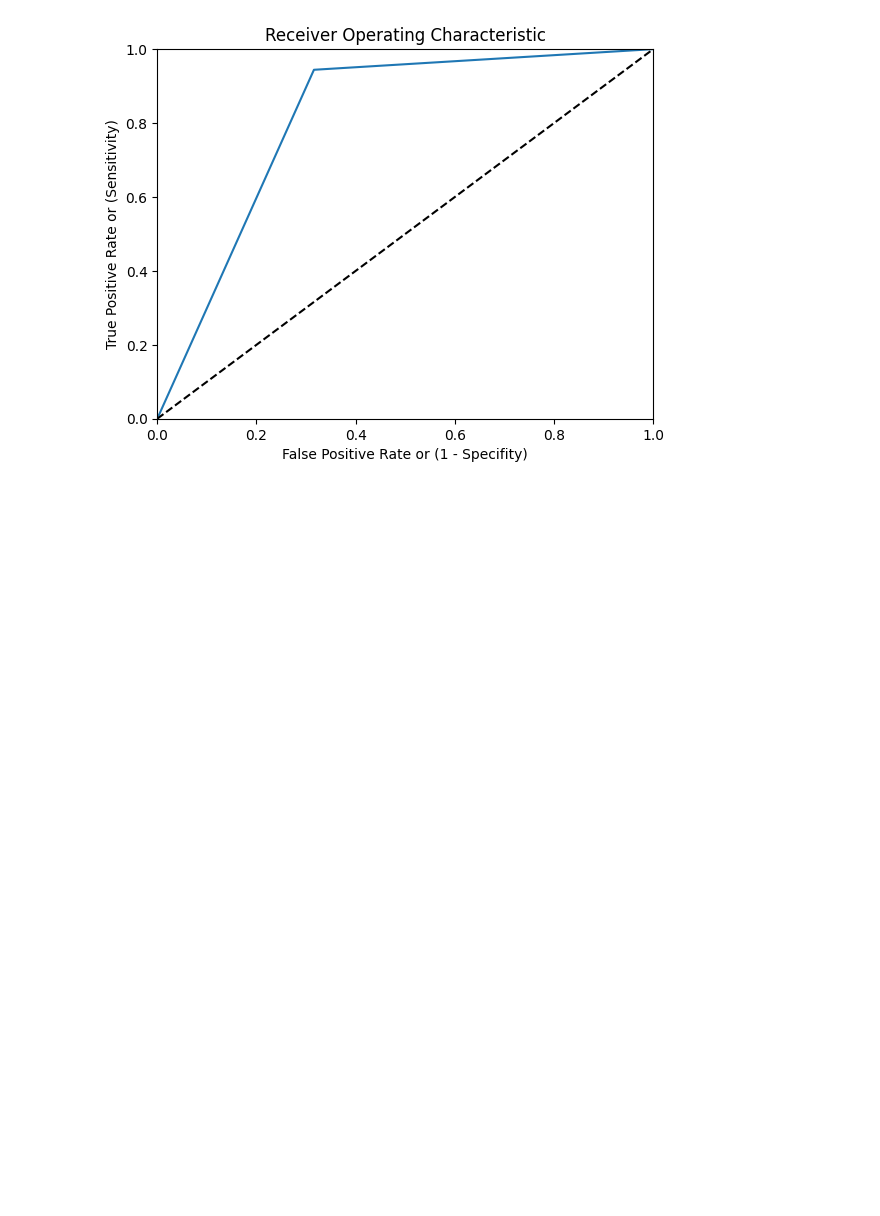
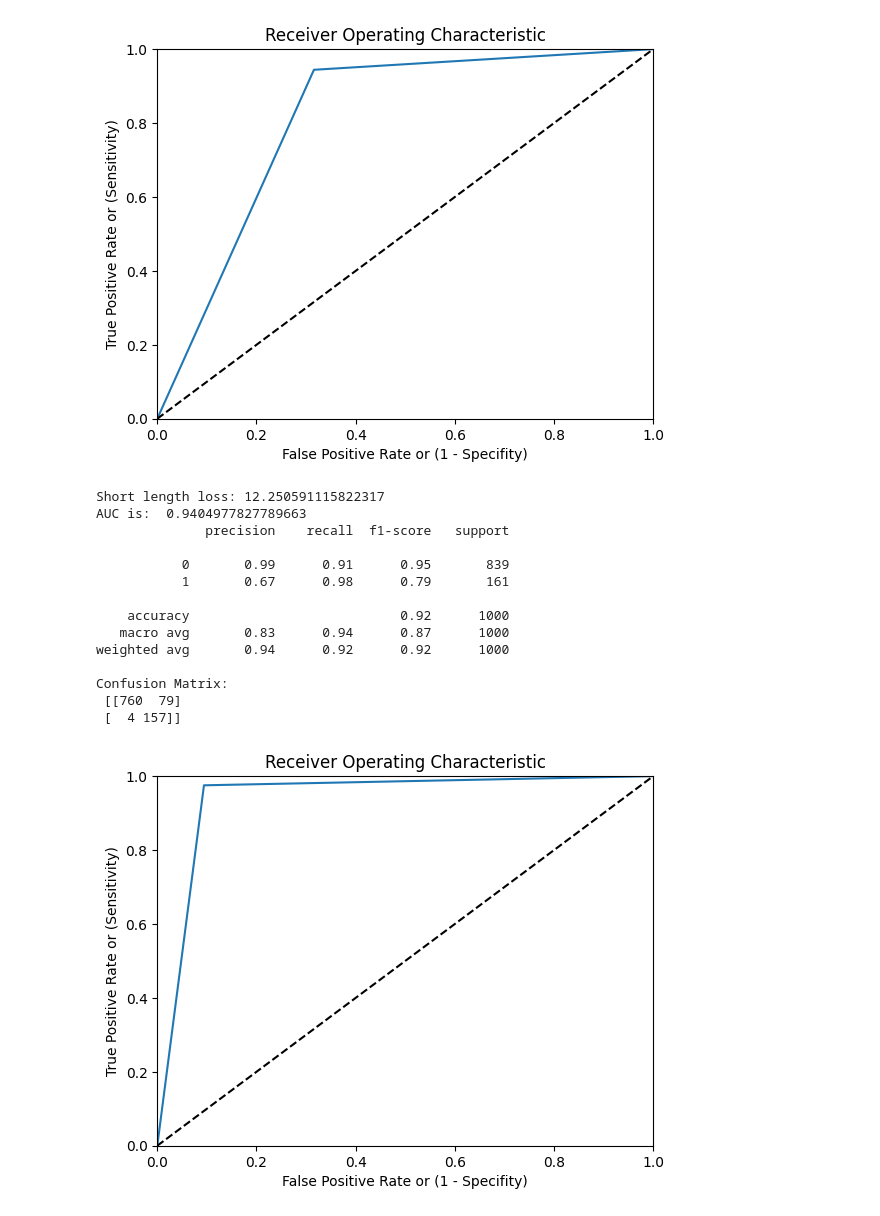
Before and after one commit to Yc1007942/cds_project, a Jupyter notebook: notebooks/adversarial_testing.ipynb, the cells around one changed output. Saved outputs shown, nothing was run; the diff lists cells and outputs as text; code cells hidden in the pictures; blank space fills up the shorter version.

Commit message:
length bias testing

```diff
--- a/notebooks/adversarial_testing.ipynb
+++ b/notebooks/adversarial_testing.ipynb
@@ -125,6 +142,12 @@ for idx in tqdm(range(len(sample_texts))):
         style_texts.append(rewrite_to_human(sample_texts[idx]))
     elif sample_labels[idx] == 1: # human
         style_texts.append(rewrite_to_ai(sample_texts[idx]))
+# %%
+# create adversarial texts for length bias
+
+short_texts = [truncate(t) for t in sample_texts]
+
+long_texts = [expand(t) for t in sample_texts]
 # %%
 # tokenization
 
@@ -194,3 +217,8 @@ Concatenating tensors into memory...
 Input IDs shape: torch.Size([1000, 256])
 Attention Masks shape: torch.Size([1000, 256])
 Labels shape: torch.Size([1000])
+# %%
+# tokenization for length bias
+
+short_inputs_ids, short_att_masks, short_labels = tokenize_adv_text(short_texts, sample_labels)
+long_input_ids, long_att_masks, long_labels = tokenize_adv_text(long_texts, sample_labels)
@@ -232 +271,8 @@ style_dataset = PostsDataset(style_inputs_ids, style_att_masks, style_labels)
 style_loader = DataLoader(style_dataset, batch_size=batch_size, shuffle=True)
+# %%
+# dataset and dataloader for length bias
+short_dataset = PostsDataset(short_inputs_ids, short_att_masks, short_labels)
+long_dataset = PostsDataset(long_input_ids, long_att_masks, long_labels)
+
+short_loader = DataLoader(short_dataset, batch_size=batch_size, shuffle=True)
+long_loader = DataLoader(long_dataset, batch_size=batch_size, shuffle=True)
@@ -298,3 +348,6 @@ para2_loss, para2_preds, para2_test_labels = test_adv_texts(model, para2_loader,
 noise_loss, noise_preds, noise_test_labels = test_adv_texts(model, noise_loader, device)
 # %%
 style_loss, style_preds, style_test_labels = test_adv_texts(model, style_loader, device)
+# %%
+short_loss, short_preds, short_test_labels = test_adv_texts(model, short_loader, device)
+long_loss, long_preds, long_test_labels = test_adv_texts(model, long_loader, device)
@@ -418,3 +473,22 @@ Confusion Matrix:
  [[574 265]
  [  9 152]]
 [figure]
+# %%
+print("Short length loss:", short_loss)
+evaluate_on_testing_set(short_test_labels, short_preds)
+# %% [output]
+Short length loss: 12.250591115822317
+AUC is:  0.9404977827789663
+              precision    recall  f1-score   support
+
+           0       0.99      0.91      0.95       839
+           1       0.67      0.98      0.79       161
+
+    accuracy                           0.92      1000
+   macro avg       0.83      0.94      0.87      1000
+weighted avg       0.94      0.92      0.92      1000
+
+Confusion Matrix:
+ [[760  79]
+ [  4 157]]
+[figure, added]
```
Also changed, not shown: parts of 16 cells of this notebook.
